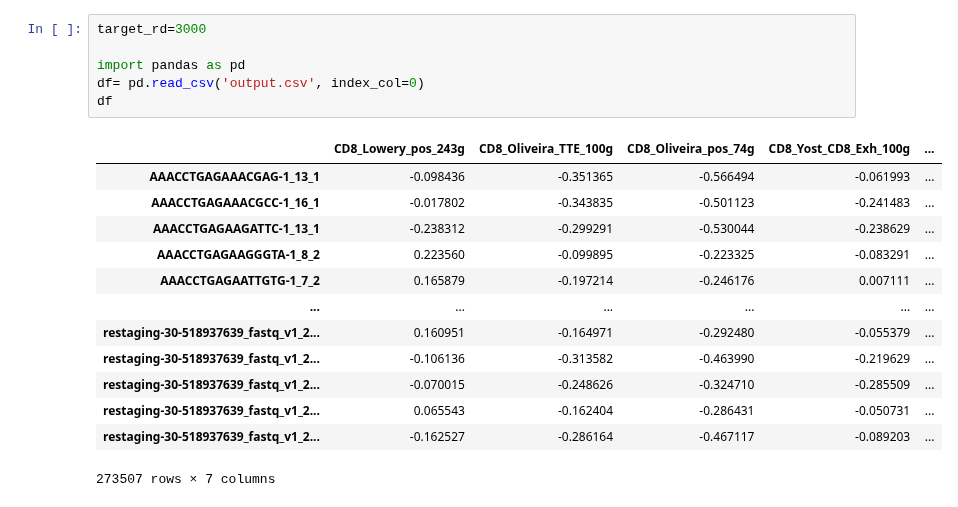
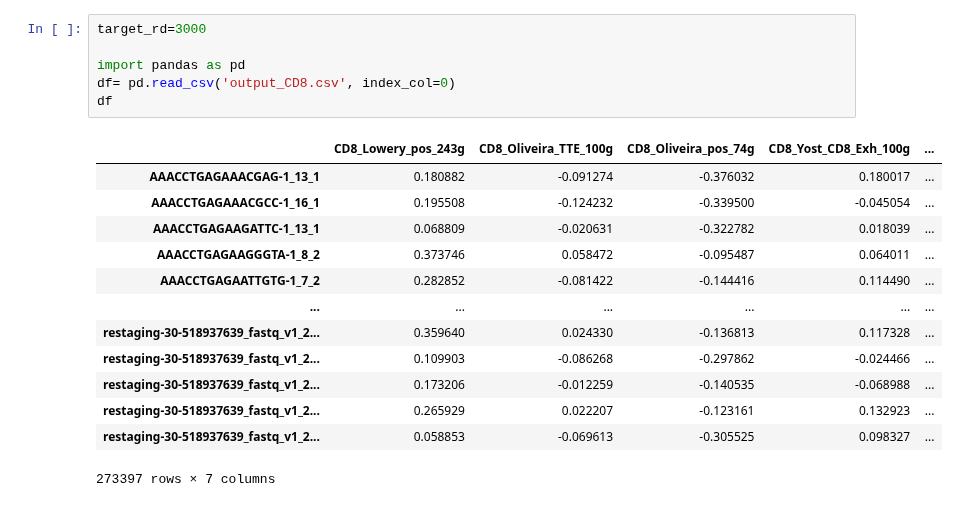
Before and after one commit to Sun-lab/CAT, a Jupyter notebook: Wang_2024/process_output.ipynb, the cells around one changed output. Saved outputs shown, nothing was run; the diff lists cells and outputs as text.

```diff
--- a/Wang_2024/process_output.ipynb
+++ b/Wang_2024/process_output.ipynb
@@ -1,20 +1,20 @@
 # %%
 target_rd=3000
 
 import pandas as pd
-df= pd.read_csv('output.csv', index_col=0)
+df= pd.read_csv('output_CD8.csv', index_col=0)
 df
 # %% [output]
 |  | CD8_Lowery_pos_243g | CD8_Oliveira_TTE_100g | CD8_Oliveira_pos_74g | CD8_Yost_CD8_Exh_100g | ... |
-| AAACCTGAGAAACGAG-1_13_1 | -0.098436 | -0.351365 | -0.566494 | -0.061993 | ... |
-| AAACCTGAGAAACGCC-1_16_1 | -0.017802 | -0.343835 | -0.501123 | -0.241483 | ... |
-| AAACCTGAGAAGATTC-1_13_1 | -0.238312 | -0.299291 | -0.530044 | -0.238629 | ... |
-| AAACCTGAGAAGGGTA-1_8_2 | 0.223560 | -0.099895 | -0.223325 | -0.083291 | ... |
-| AAACCTGAGAATTGTG-1_7_2 | 0.165879 | -0.197214 | -0.246176 | 0.007111 | ... |
+| AAACCTGAGAAACGAG-1_13_1 | 0.180882 | -0.091274 | -0.376032 | 0.180017 | ... |
+| AAACCTGAGAAACGCC-1_16_1 | 0.195508 | -0.124232 | -0.339500 | -0.045054 | ... |
+| AAACCTGAGAAGATTC-1_13_1 | 0.068809 | -0.020631 | -0.322782 | 0.018039 | ... |
+| AAACCTGAGAAGGGTA-1_8_2 | 0.373746 | 0.058472 | -0.095487 | 0.064011 | ... |
+| AAACCTGAGAATTGTG-1_7_2 | 0.282852 | -0.081422 | -0.144416 | 0.114490 | ... |
 | ... | ... | ... | ... | ... | ... |
-| restaging-30-518937639_fastq_v1_2... | 0.160951 | -0.164971 | -0.292480 | -0.055379 | ... |
-| restaging-30-518937639_fastq_v1_2... | -0.106136 | -0.313582 | -0.463990 | -0.219629 | ... |
-| restaging-30-518937639_fastq_v1_2... | -0.070015 | -0.248626 | -0.324710 | -0.285509 | ... |
-| restaging-30-518937639_fastq_v1_2... | 0.065543 | -0.162404 | -0.286431 | -0.050731 | ... |
-| restaging-30-518937639_fastq_v1_2... | -0.162527 | -0.286164 | -0.467117 | -0.089203 | ... |
+| restaging-30-518937639_fastq_v1_2... | 0.359640 | 0.024330 | -0.136813 | 0.117328 | ... |
+| restaging-30-518937639_fastq_v1_2... | 0.109903 | -0.086268 | -0.297862 | -0.024466 | ... |
+| restaging-30-518937639_fastq_v1_2... | 0.173206 | -0.012259 | -0.140535 | -0.068988 | ... |
+| restaging-30-518937639_fastq_v1_2... | 0.265929 | 0.022207 | -0.123161 | 0.132923 | ... |
+| restaging-30-518937639_fastq_v1_2... | 0.058853 | -0.069613 | -0.305525 | 0.098327 | ... |
-273507 rows × 7 columns
+273397 rows × 7 columns
```
Also changed, not shown: parts of 19 cells of this notebook, 2 other files.
